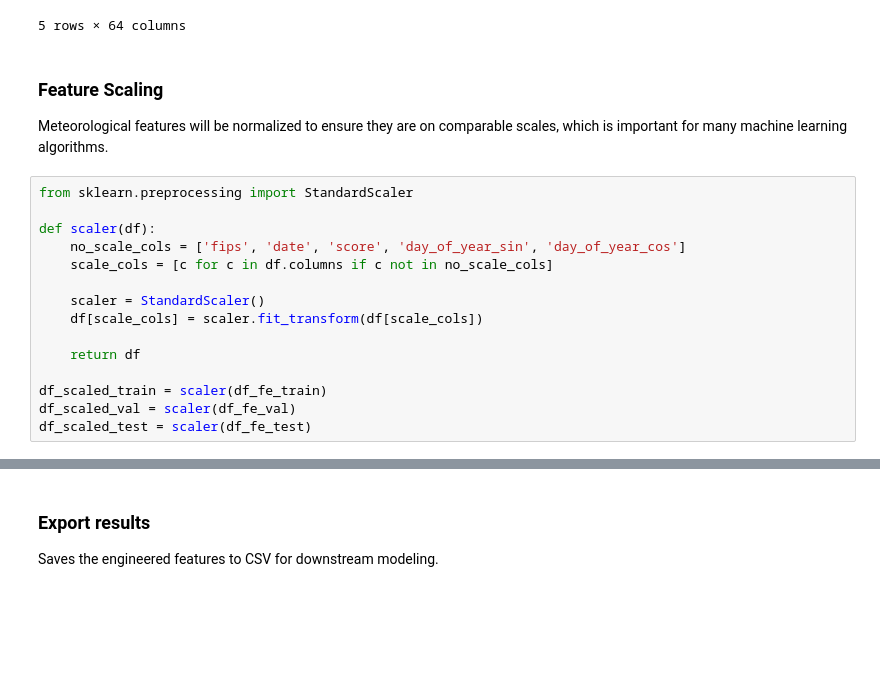
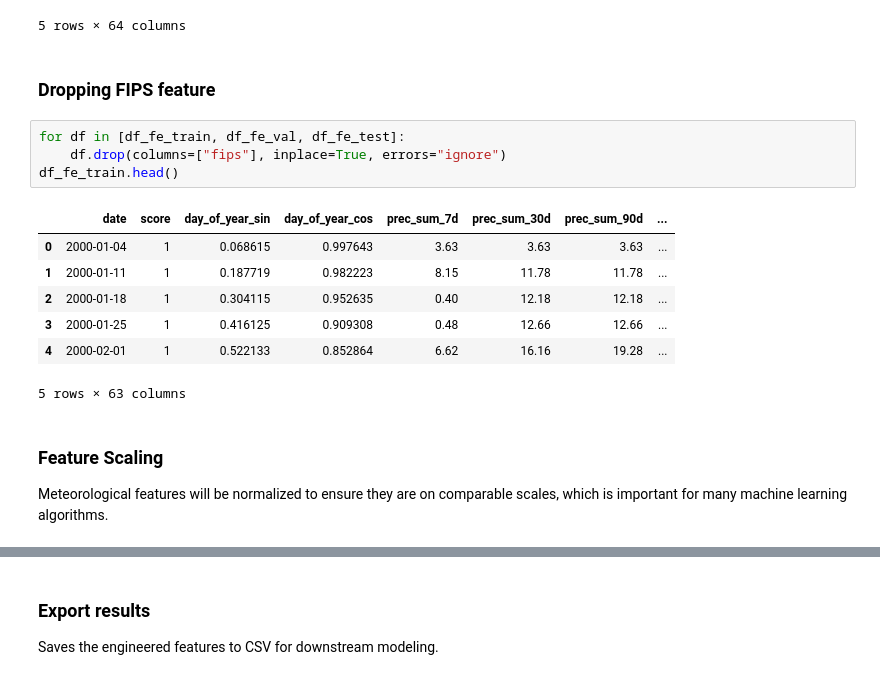
Before and after one commit to beatrizbsperes/Droughts-Predictions-with-Machine-Learning, a Jupyter notebook: delivers/251119_milistone2.ipynb, the cells around one changed output, grey strips where cells are left out. Cells and saved outputs as stored; diff of their text form; blank space fills up the shorter version.

```diff
--- a/delivers/251119_milistone2.ipynb
+++ b/delivers/251119_milistone2.ipynb
@@ -414,21 +414,20 @@ Total features: 64
 | 3 | 48487 | 2000-01-25 | 1 | 0.416125 | 0.909308 | 0.48 | 12.66 | 12.66 | ... |
 | 4 | 48487 | 2000-02-01 | 1 | 0.522133 | 0.852864 | 6.62 | 16.16 | 19.28 | ... |
 5 rows × 64 columns
+# %% [markdown]
+### Dropping FIPS feature
+# %%
+for df in [df_fe_train, df_fe_val, df_fe_test]:
+    df.drop(columns=["fips"], inplace=True, errors="ignore")
+df_fe_train.head()
+# %% [output]
+|  | date | score | day_of_year_sin | day_of_year_cos | prec_sum_7d | prec_sum_30d | prec_sum_90d | ... |
+| 0 | 2000-01-04 | 1 | 0.068615 | 0.997643 | 3.63 | 3.63 | 3.63 | ... |
+| 1 | 2000-01-11 | 1 | 0.187719 | 0.982223 | 8.15 | 11.78 | 11.78 | ... |
+| 2 | 2000-01-18 | 1 | 0.304115 | 0.952635 | 0.40 | 12.18 | 12.18 | ... |
+| 3 | 2000-01-25 | 1 | 0.416125 | 0.909308 | 0.48 | 12.66 | 12.66 | ... |
+| 4 | 2000-02-01 | 1 | 0.522133 | 0.852864 | 6.62 | 16.16 | 19.28 | ... |
+5 rows × 63 columns
 # %% [markdown]
 ### Feature Scaling
 Meteorological features will be normalized to ensure they are on comparable scales, which is important for many machine learning algorithms.
-# %%
-from sklearn.preprocessing import StandardScaler
-
-def scaler(df):
-    no_scale_cols = ['fips', 'date', 'score', 'day_of_year_sin', 'day_of_year_cos']
-    scale_cols = [c for c in df.columns if c not in no_scale_cols]
-
-    scaler = StandardScaler()
-    df[scale_cols] = scaler.fit_transform(df[scale_cols])
-
-    return df
-
-df_scaled_train = scaler(df_fe_train)
-df_scaled_val = scaler(df_fe_val)
-df_scaled_test = scaler(df_fe_test)
```
Also changed, not shown: parts of 20 cells of this notebook.
